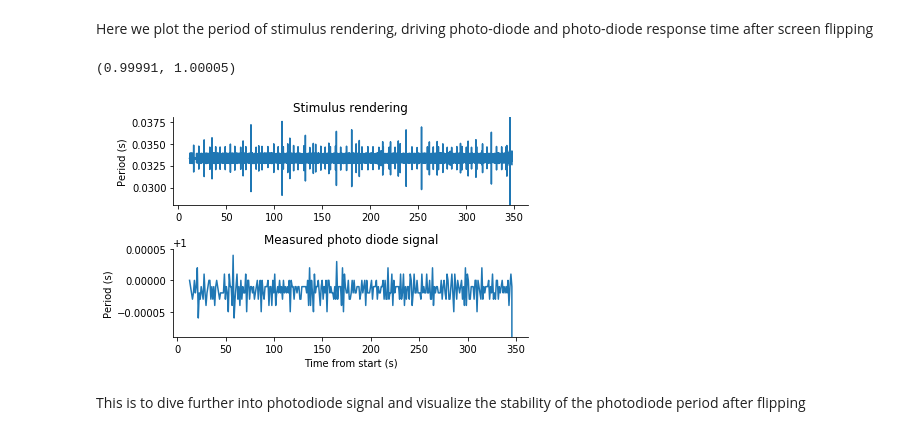
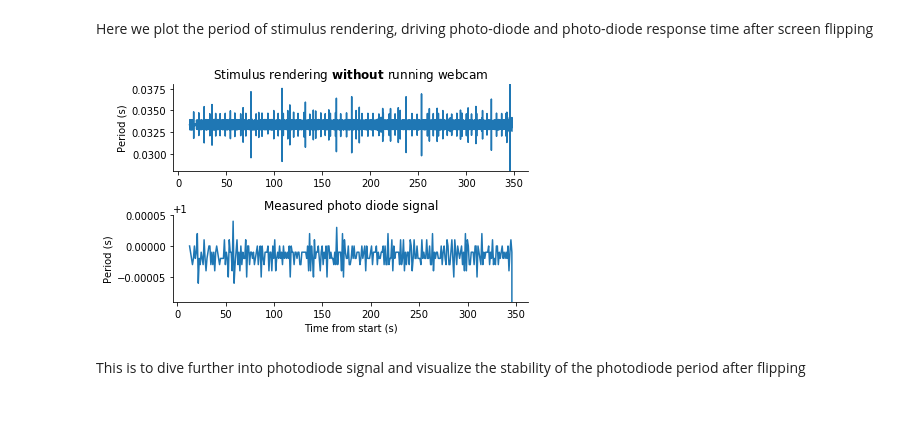
Before and after one commit to AllenInstitute/bonsai_workflows, a Jupyter notebook: Analysis/detection_of_change_without_camera/2021-05-12-det_change_without_camera.ipynb, the cells around one changed output. Drawn from its saved outputs; the diff is of its cells as text; code cells hidden in the pictures.

```diff
--- a/Analysis/detection_of_change_without_camera/2021-05-12-det_change_without_camera.ipynb
+++ b/Analysis/detection_of_change_without_camera/2021-05-12-det_change_without_camera.ipynb
@@ -19,37 +19,36 @@ Here we plot the period of stimulus rendering, driving photo-diode and photo-dio
 
 # This is the fastest output from bonsai to digital line
 times_bonsai_fast_sync = dset.get_rising_edges('vsync_stim', units='sec')[10:-10]
 
 # This is the driving signal behind the photodiode
 times_bonsai_driving_photodiode = dset.get_rising_edges(
     'stim_running', units='sec')
 
 times_photodiode = dset.get_rising_edges('stim_photodiode', units='sec')
 
 plt.subplot(2, 1, 1)
 y_axis_data = np.diff(times_bonsai_fast_sync)
 plt.plot(times_bonsai_fast_sync[1:], y_axis_data)
 plt.ylabel('Period (s)')
 plt.gca().spines['right'].set_visible(False)
 plt.gca().spines['top'].set_visible(False)
-plt.title('Stimulus rendering')
+plt.title("Stimulus rendering " + r"$\bf{" +  "without" + "}$ running webcam")
 plt.ylim([0.028, 0.038])
 
 plt.subplot(2, 1, 2)
 y_axis_data = np.diff(
     times_photodiode)
 plt.plot(times_photodiode[1:], y_axis_data)
 plt.xlabel('Time from start (s)')
 plt.ylabel('Period (s)')
 plt.title('Measured photo diode signal')
 plt.gca().spines['right'].set_visible(False)
 plt.gca().spines['top'].set_visible(False)
 plt.tight_layout()
+plt.ylim([0.99991, 1.00005])
 plt.savefig('det_change_without_camera_sync_lines.png')
-plt.ylim([0.99991, 1.00005])
 # %% [output]
-(0.99991, 1.00005)
-[figure, old version]
+[figure, new version]
 # %% [markdown]
 This is to dive further into photodiode signal and visualize the stability of the photodiode period after flipping
 # %%
```
Also changed, not shown: 1 other file.
